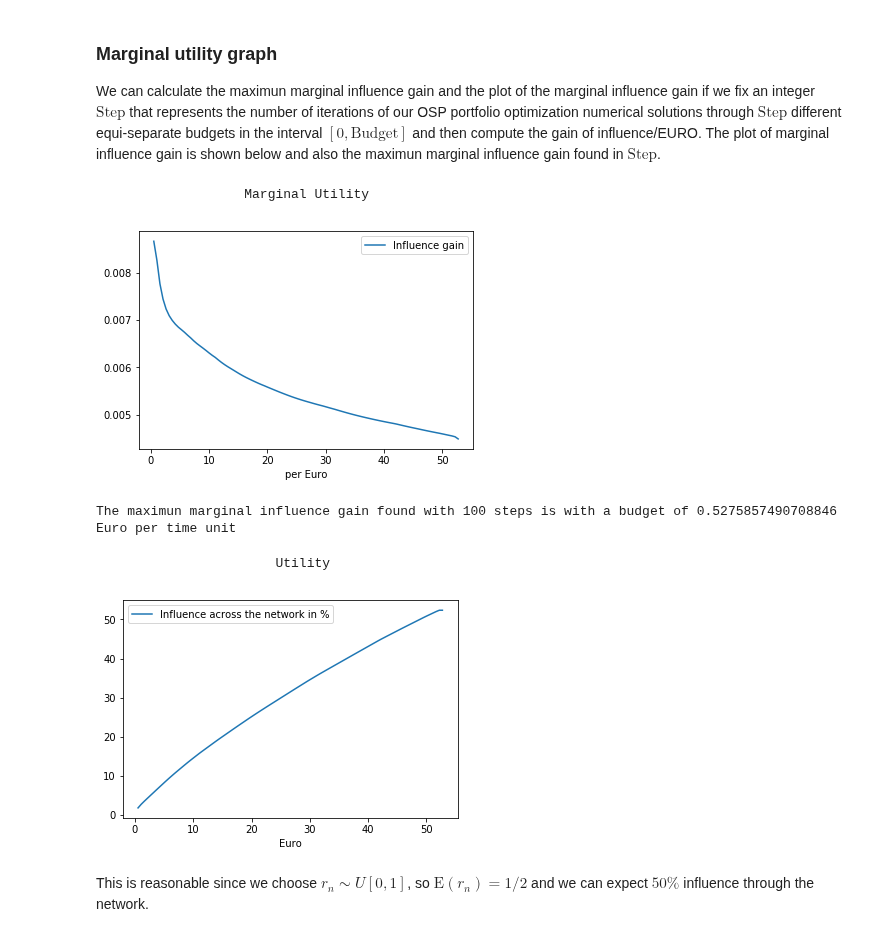
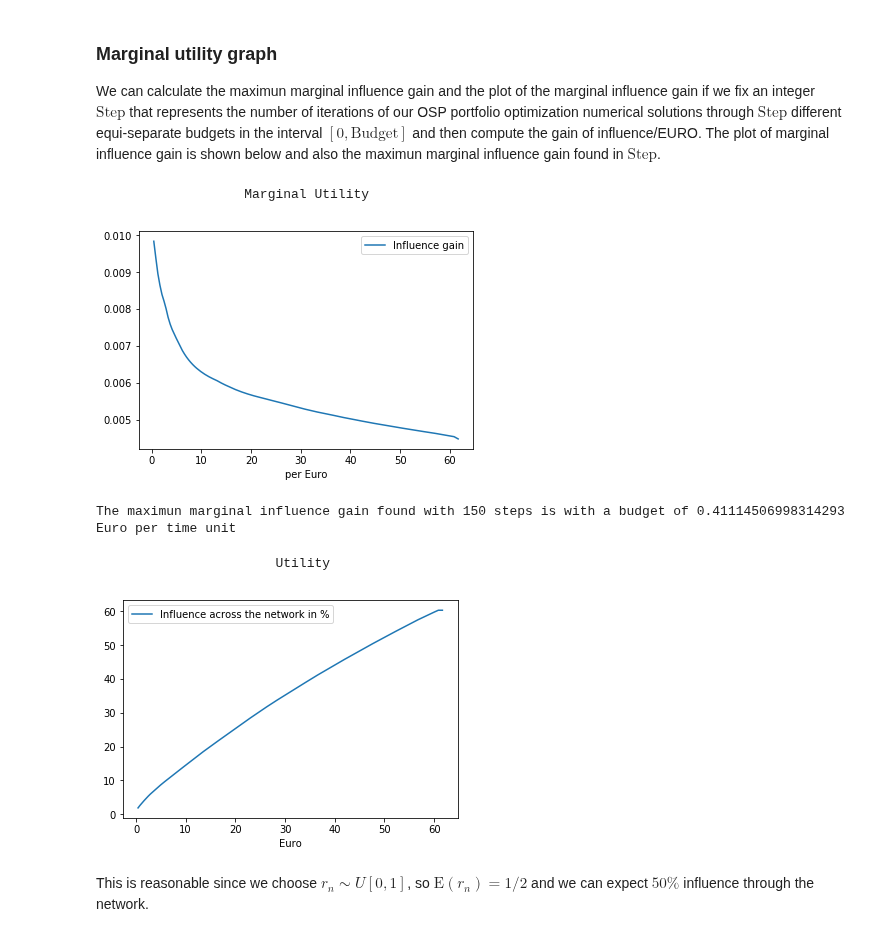
Before and after one commit to RLD-Hub/Social-Influencer-Selection, a Jupyter notebook: OSP portfolio optimization problem.ipynb, the cells around one changed output. Saved outputs shown, nothing was run; the diff lists cells and outputs as text; code cells hidden in the pictures.

```diff
--- a/OSP portfolio optimization problem.ipynb
+++ b/OSP portfolio optimization problem.ipynb
@@ -533,7 +532,7 @@ def OSP(N,Lead,Lvec,Mvec,Budget,Me,i,Follow,restriction,gamma=gamma_aux,k1=k1_au
 # %% [markdown]
 We fix the budget and the user $i$ who orchestrates the advertising campaign
 # %%
-B=50 #Budget
+B=150 #Budget
 i=1 #User who orchestrates the advertising campaign
 restric[i]=1
 print("The maximun participation rates per user in the advertising campaign are:",restric)
@@ -717,31 +716,31 @@ Remarking that the budget necessary to get the total influence is the budget suc
 We can calculate the maximun marginal influence gain and the plot of the marginal influence gain if we fix an integer $\text{Step}$ that represents the number of iterations of our OSP portfolio optimization numerical solutions through $\text{Step}$ different equi-separate budgets in the interval $[0,\text{Budget}]$ and then compute the gain of influence/EURO.
 The plot of marginal influence gain is shown below and also the maximun marginal influence gain found in $\text{Step}$.
 # %%
-Step=100
+Step=150
 SizeE=OT/Step
 OSX=list()
 OSX.append(0)
 OSX2=list()
 SOSX2=sum(OS[3])
 for j in range(Step):
     aux=OSP(N,Lead,Lvec,Mvec,(j+1)*SizeE,1,i,Followers,restric,gamma=gamma_aux,k1=k1_aux,k2=k2_aux)[0]
     OSX.append((sum(np.multiply(aux,OS[3]))-restric[i]*OS[3][i])/((j+1)*SizeE))
     OSX2.append(sum(np.multiply(aux,OS[3]))/SOSX2*100)
 listaux=range(math.floor(OT))
 listaux=[x*OT/Step for x in range(Step)]
 listaux.append(OT)
 del OSX[0]
 del listaux[0]
 datas={'Influence gain':OSX,'per Euro':listaux}
 df = pd.DataFrame(datas)
 print("                   Marginal Utility")
 df.plot(x='per Euro',y='Influence gain')
 plt.show()
 print("The maximun marginal influence gain found with",Step,"steps is with a budget of",listaux[np.argmax(OSX)],"Euro per time unit")
 # %% [output]
                    Marginal Utility
-[figure, old version]
+[figure, new version]
-The maximun marginal influence gain found with 100 steps is with a budget of 0.5275857490708846 Euro per time unit
+The maximun marginal influence gain found with 150 steps is with a budget of 0.41114506998314293 Euro per time unit
 # %%
 datas2={'Influence across the network in %':OSX2,'Euro':listaux}
 df2 = pd.DataFrame(datas2)
@@ -750,7 +749,7 @@ df2.plot(x='Euro',y='Influence across the network in %')
 plt.show()
 # %% [output]
                        Utility
-[figure, old version]
+[figure, new version]
 # %% [markdown]
 This is reasonable since we choose $r_n \sim U[0,1]$, so $\text{E}(r_n)=1/2$ and we can expect $50\%$ influence through the network.
 # %% [markdown]
```
Also changed, not shown: parts of 49 cells of this notebook.
